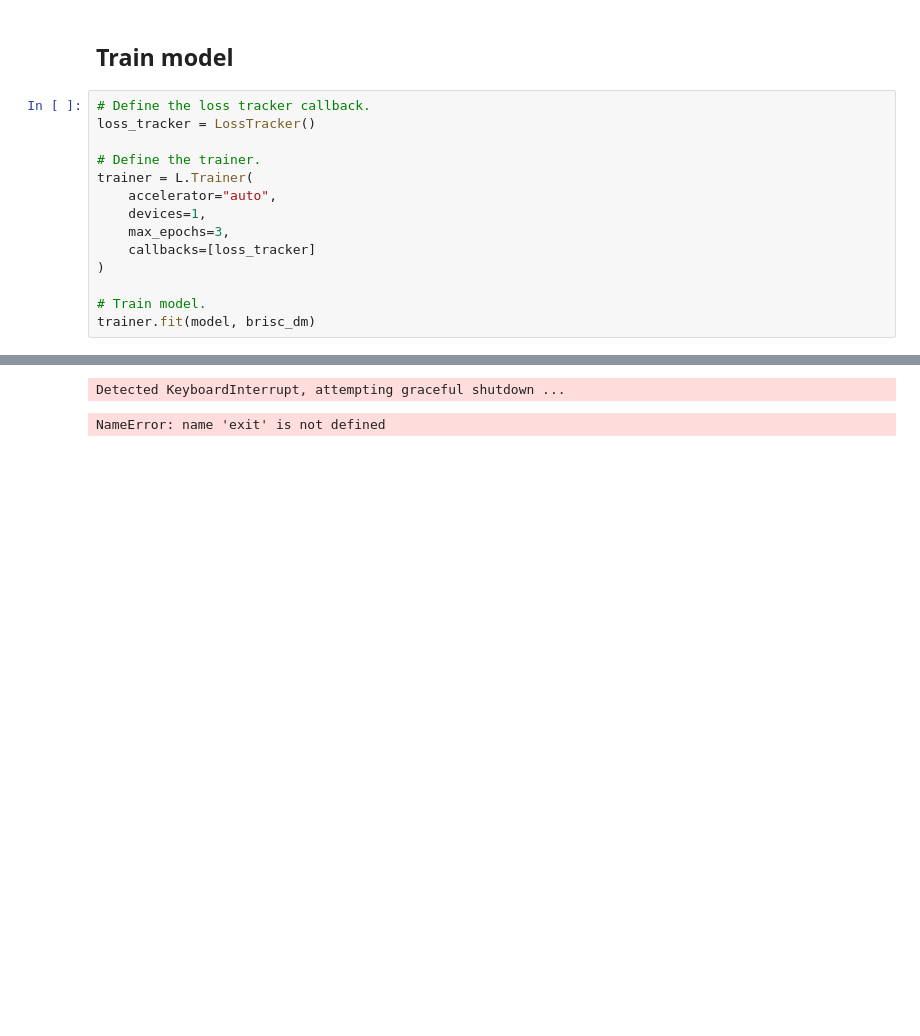
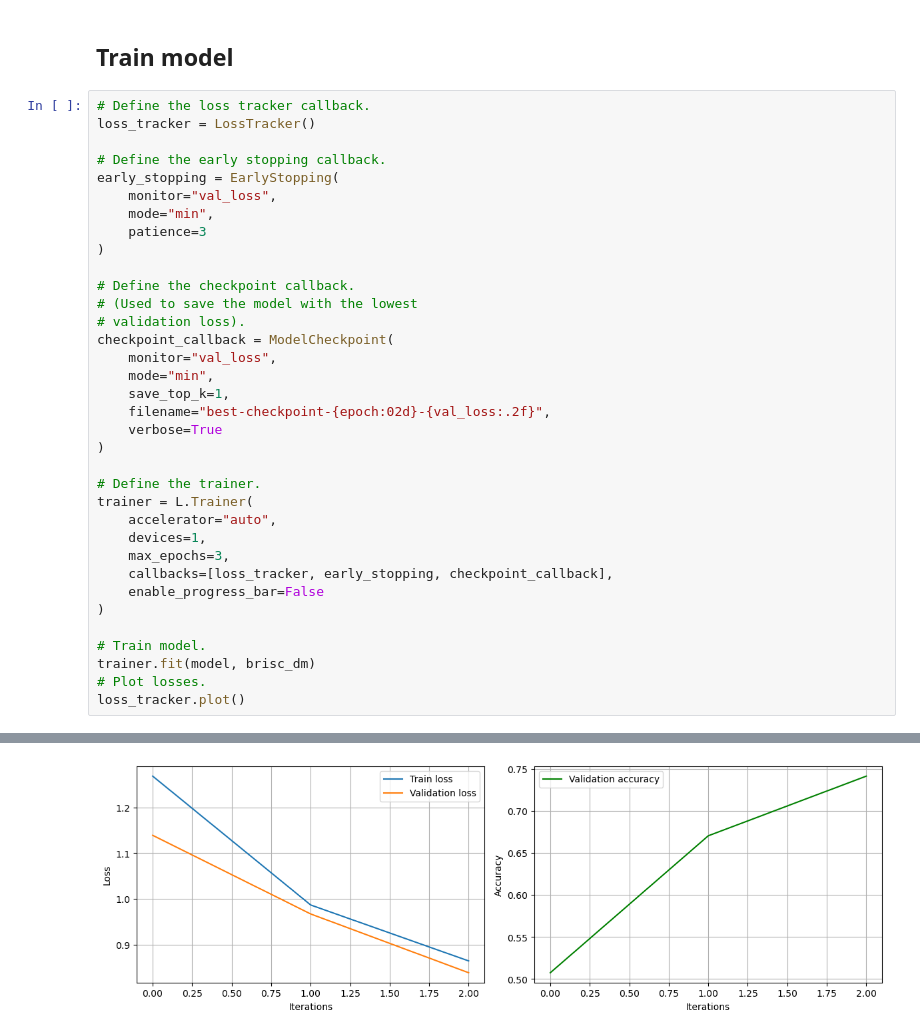
Before and after one commit to Ultimi-Sumiti/Brain_Tumor_Classifier, a Jupyter notebook: train_model_v1.ipynb, the cells around one changed output, grey strips where cells are left out. Cells and saved outputs as stored; diff of their text form; blank space fills up the shorter version.

```diff
--- a/train_model_v1.ipynb
+++ b/train_model_v1.ipynb
@@ -52,15 +64,36 @@ model = ResNetFineTuner(num_classes=4, lr=1e-4, freeze_backbone=True)
 # %%
 # Define the loss tracker callback.
 loss_tracker = LossTracker()
+
+# Define the early stopping callback.
+early_stopping = EarlyStopping(
+    monitor="val_loss",
+    mode="min",
+    patience=3
+)
+
+# Define the checkpoint callback.
+# (Used to save the model with the lowest
+# validation loss).
+checkpoint_callback = ModelCheckpoint(
+    monitor="val_loss",
+    mode="min",
+    save_top_k=1,
+    filename="best-checkpoint-{epoch:02d}-{val_loss:.2f}",
+    verbose=True
+)
 
 # Define the trainer.
 trainer = L.Trainer(
     accelerator="auto",
     devices=1,
     max_epochs=3,
-    callbacks=[loss_tracker]
+    callbacks=[loss_tracker, early_stopping, checkpoint_callback],
+    enable_progress_bar=False
 )
 
 # Train model.
 trainer.fit(model, brisc_dm)
+# Plot losses.
+loss_tracker.plot()
 # %% [output]
@@ -85,2 +117 @@ LOCAL_RANK: 0 - CUDA_VISIBLE_DEVICES: [0]
-Detected KeyboardInterrupt, attempting graceful shutdown ...
-NameError: name 'exit' is not defined
+[figure, added]
```
Also changed, not shown: parts of 4 cells of this notebook.
